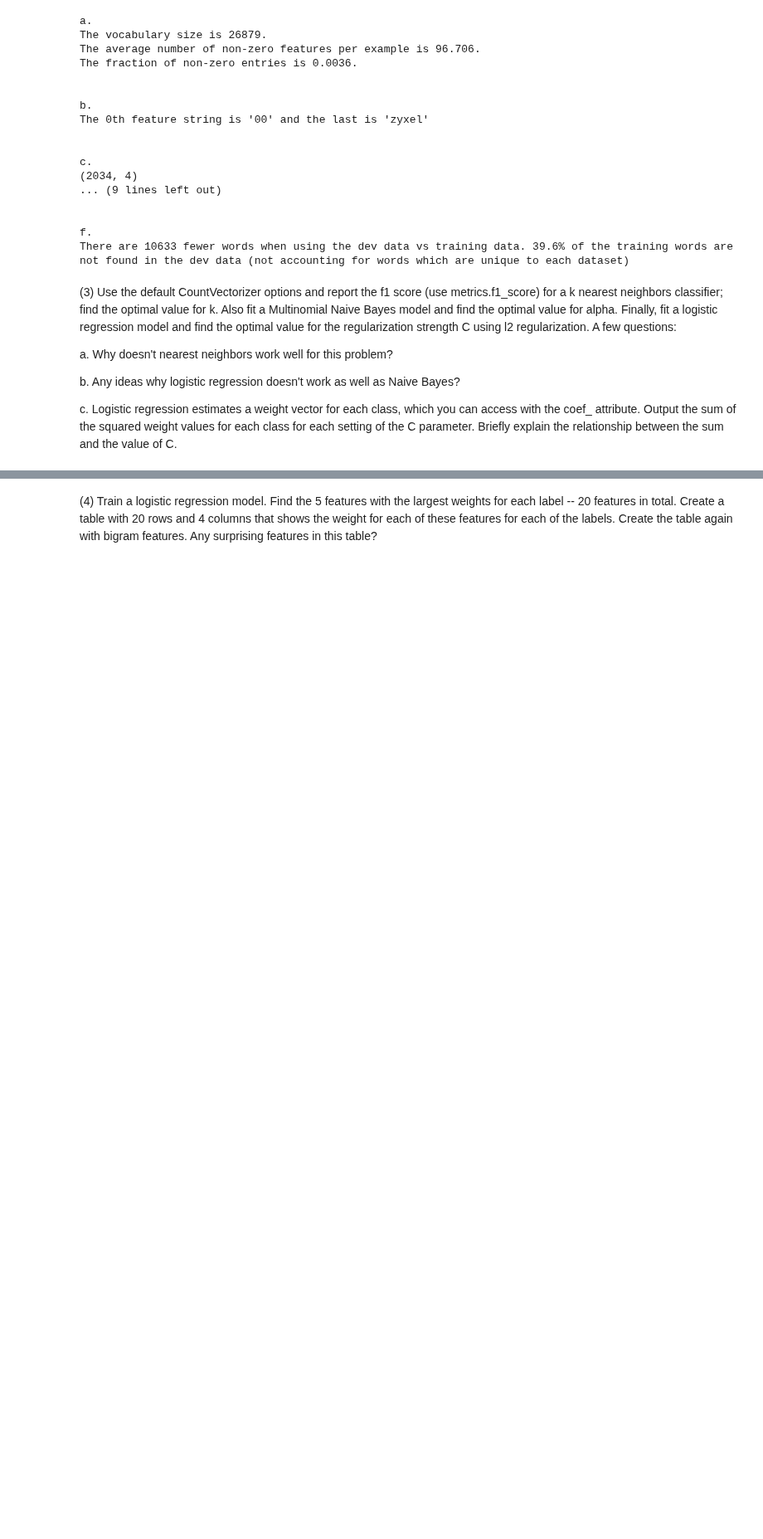
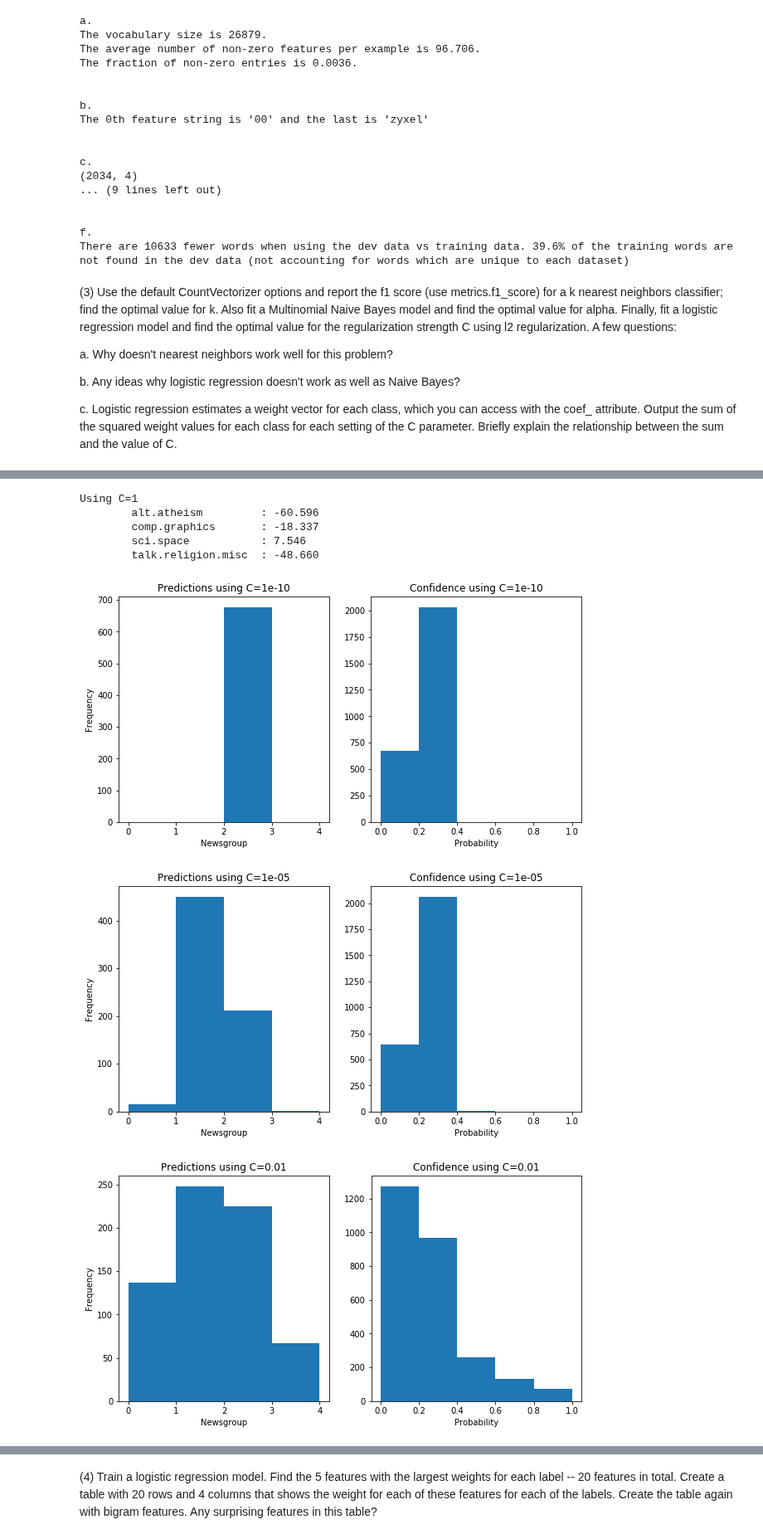
Before and after one commit to kevinhanna/W207_Projects, a Jupyter notebook: Kevin_Hanna_p2.ipynb, the cells around one changed output, grey strips where cells are left out. Shown at 83% size. Drawn from its saved outputs; the diff is of its cells as text; code cells hidden in the pictures; blank space fills up the shorter version.

```diff
--- a/Kevin_Hanna_p2.ipynb
+++ b/Kevin_Hanna_p2.ipynb
@@ -295,0 +291,68 @@ Logistic Regression: Using the optimal value of C: 0.2 gives an F1 score of 0.68
+# %%
+corpus = train_data
+y = train_labels
+corpus_test = test_data
+y_test = test_labels
+
+# Vectorize the corpora (that's apperently the plural)
+vectorizer = CountVectorizer()
+X = vectorizer.fit_transform(corpus)
+vectorizer_test = CountVectorizer(vocabulary=vectorizer.get_feature_names())
+X_test = vectorizer_test.fit_transform(corpus_test)
+
+cs = [1.0e-10, 0.00001, 0.01, 0.02, 0.05, 0.1, 0.15, 0.2, 0.3, 0.4, 0.5, 1]
+for c in cs:
+    lr = LogisticRegression(C=c, penalty='l2', solver='newton-cg', multi_class='ovr')
+    lr.fit(X, y)
+    lr_y_pred = lr.predict(X_test)
+    lr_y_prob = lr.predict_proba(X_test)
+
+    print("\nUsing C={}".format(c))
+
+    for n in range(4):
+        print("\t{:<20}: {:0.3f}".format(newsgroups_train.target_names[n], np.sum(lr.coef_, 1)[n]))
+
+    # # Explore the results from Logistic Regression
+    lr_fig, (ax1, ax2) = plt.subplots(nrows=1, ncols=2, figsize=(10.0, 5.0))
+    ax1.hist(lr_y_pred.reshape(-1,1), bins=[0,1,2,3,4])
+    ax1.set_title("Predictions using C={}".format(c))
+    ax1.set_ylabel("Frequency")
+    ax1.set_xlabel("Newsgroup")
+
+    ax2.hist(lr_y_prob.reshape(-1,1), bins=[0.0,0.2,0.4,0.6,0.8,1])
+    ax2.set_title("Confidence using C={}".format(c))
+    ax2.set_xlabel("Probability")
+
+
+#     lr_fig, plts = plt.subplots(nrows=1, ncols=len(cs), figsize=(10.0, 5.0))
+#     plts[n].hist(lr_y_pred.reshape(-1,1), bins=[0,1,2,3,4])
+#     plts[n].set_title("Predicted Newsgroups")
+#     plts[n].set_ylabel("Frequency")
+#     plts[n].set_xlabel("Newsgroup")
+
+#     ax2.hist(lr_y_prob.reshape(-1,1), 10)
+#     ax2.set_title("Confidence")
+#     ax2.set_xlabel("Probability")
+
+# # Explore the results from Naive Bayes
+# lr_fig, (ax1, ax2) = plt.subplots(nrows=1, ncols=2, figsize=(10.0, 5.0))
+# ax1.hist(mnb_y_pred.reshape(-1,1), bins=[0,1,2,3,4])
+# ax1.set_title("Predicted Newsgroups")
+# ax1.set_ylabel("Frequency")
+# ax1.set_xlabel("Newsgroup")
+
+# ax2.hist(mnb_y_prob.reshape(-1,1), 10)
+# ax2.set_title("Confidence")
+# ax2.set_xlabel("Probability")
+
+# # Explore the results from Logistic Regression
+# lr_fig, (ax1, ax2) = plt.subplots(nrows=1, ncols=2, figsize=(10.0, 5.0))
+# ax1.hist(lr_y_pred.reshape(-1,1), bins=[0,1,2,3,4])
+# ax1.set_title("Predicted Newsgroups")
+# ax1.set_ylabel("Frequency")
+# ax1.set_xlabel("Newsgroup")
+
+# ax2.hist(lr_y_prob.reshape(-1,1), 10)
+# ax2.set_title("Confidence")
+# ax2.set_xlabel("Probability")
+# %% [output]
@@ -295,0 +376,8 @@ Logistic Regression: Using the optimal value of C: 0.2 gives an F1 score of 0.68
+Using C=1
+        alt.atheism         : -60.596
+        comp.graphics       : -18.337
+        sci.space           : 7.546
+        talk.religion.misc  : -48.660
+[figure, added]
+[figure, added]
+[figure, added]
```
Also changed, not shown: parts of 6 cells of this notebook.
